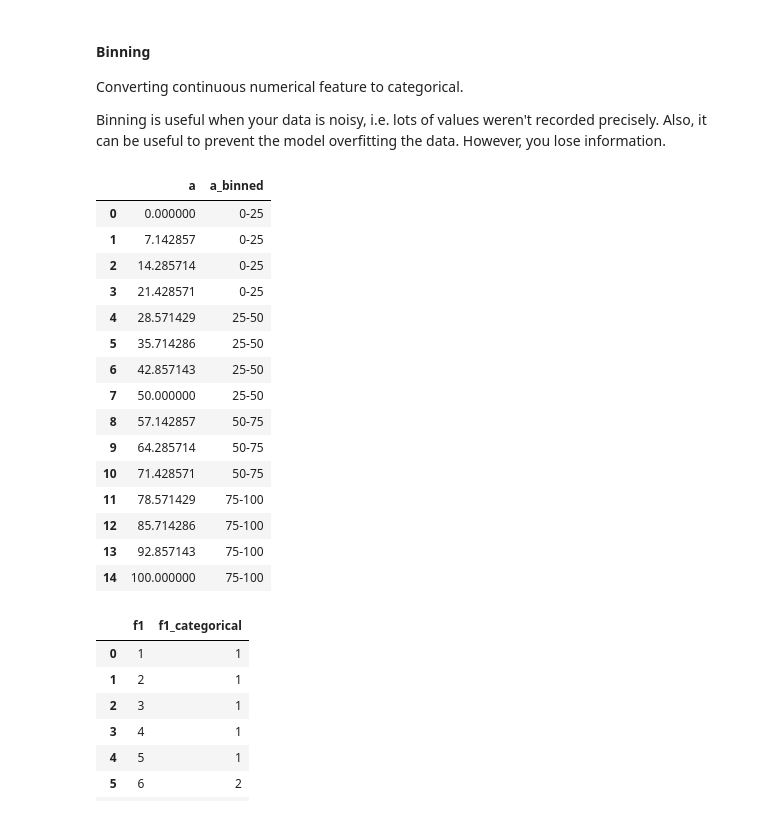
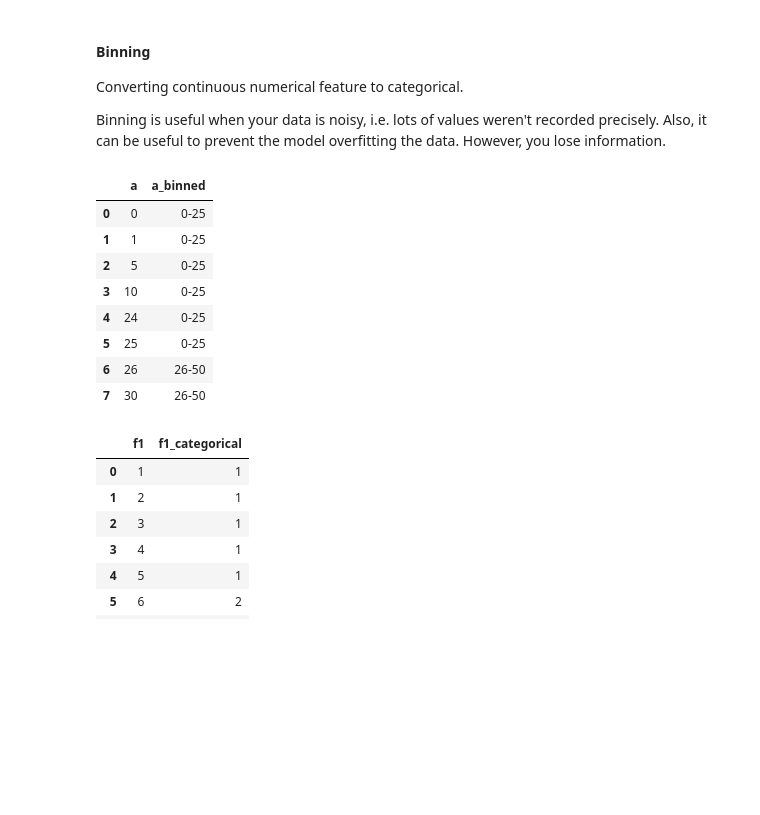
Before and after one commit to EvgeniiZorin/Handbook_Data-Science, a Jupyter notebook: _1_ML_basics.ipynb, the cells around one changed output. Cells and saved outputs as stored; diff of their text form; code cells hidden in the pictures; blank space fills up the shorter version.

```diff
--- a/_1_ML_basics.ipynb
+++ b/_1_ML_basics.ipynb
@@ -1221,35 +1221,28 @@ Binning is useful when your data is noisy, i.e. lots of values weren't recorded
 # %%
 import pandas as pd
 import numpy as np
 
 df = pd.DataFrame({
-    'a': np.linspace(0, 100, 15)
+    'a': [0, 1, 5, 10, 24, 25, 26, 30]
 })
 
 df['a_binned'] = pd.cut(
     x=df['a'],
-    bins=[0, 25, 50, 75, 100],
-    labels=['0-25', '25-50', '50-75', '75-100'],
+    bins = [   0,         25,         50,         75,         100],
+    labels = [    '0-25',     '26-50',    '50-75',    '75-100'],
     include_lowest=True
 )
 df
 # %% [output]
 |  | a | a_binned |
-| 0 | 0.000000 | 0-25 |
-| 1 | 7.142857 | 0-25 |
-| 2 | 14.285714 | 0-25 |
-| 3 | 21.428571 | 0-25 |
-| 4 | 28.571429 | 25-50 |
-| 5 | 35.714286 | 25-50 |
-| 6 | 42.857143 | 25-50 |
-| 7 | 50.000000 | 25-50 |
-| 8 | 57.142857 | 50-75 |
-| 9 | 64.285714 | 50-75 |
-| 10 | 71.428571 | 50-75 |
-| 11 | 78.571429 | 75-100 |
-| 12 | 85.714286 | 75-100 |
-| 13 | 92.857143 | 75-100 |
-| 14 | 100.000000 | 75-100 |
+| 0 | 0 | 0-25 |
+| 1 | 1 | 0-25 |
+| 2 | 5 | 0-25 |
+| 3 | 10 | 0-25 |
+| 4 | 24 | 0-25 |
+| 5 | 25 | 0-25 |
+| 6 | 26 | 26-50 |
+| 7 | 30 | 26-50 |
 # %%
 # Binning
 import pandas as pd
```
Also changed, not shown: 1 other file.
